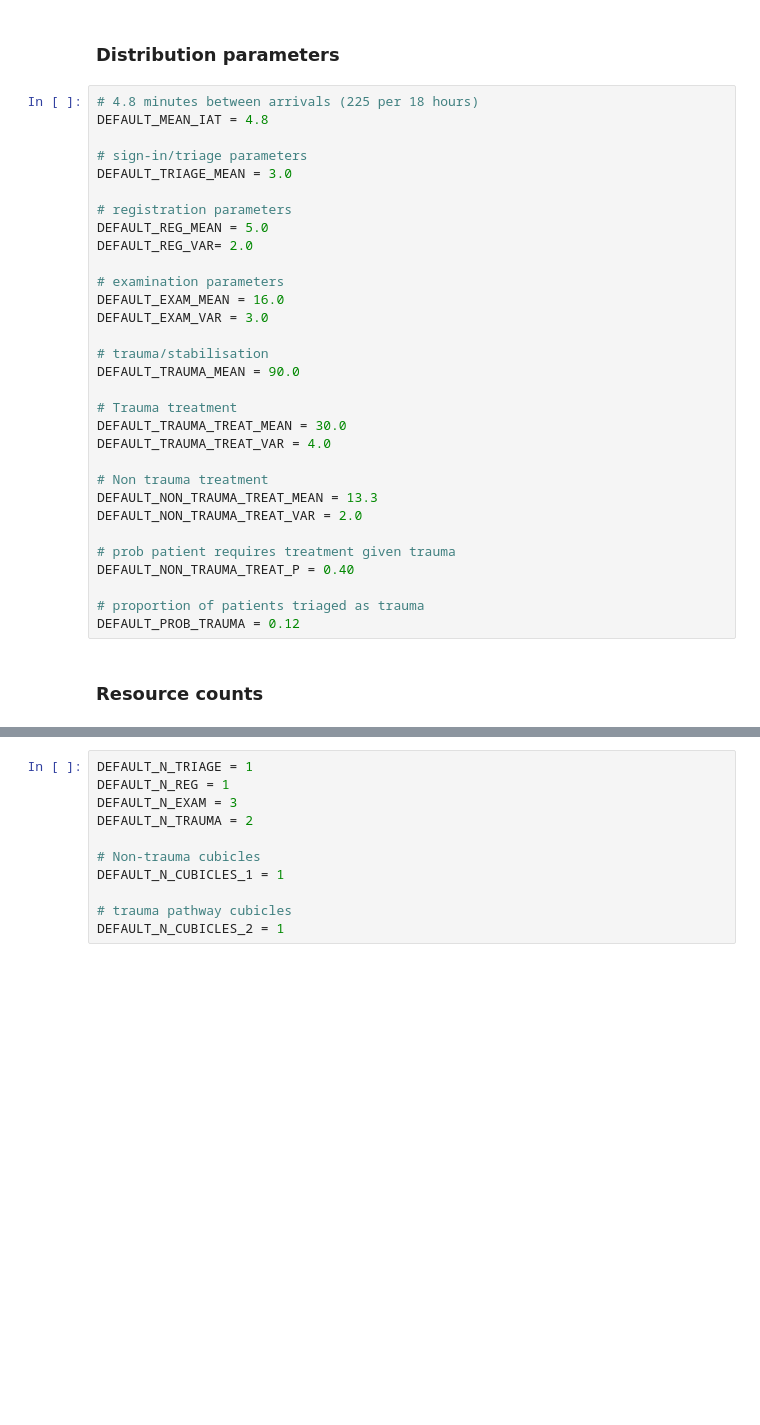
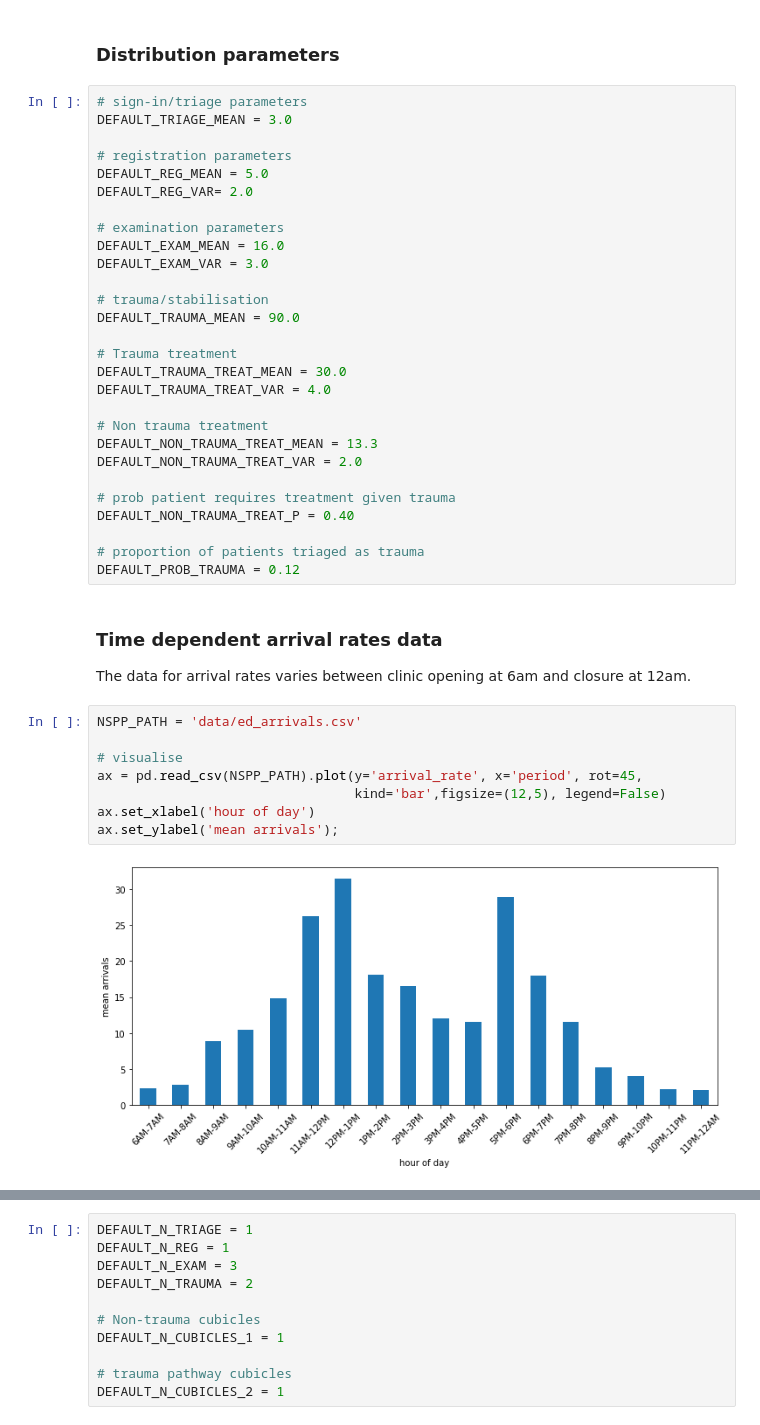
Before and after one commit to TomMonks/open-science-for-sim, a Jupyter notebook: src/notebooks/01_foss_sim/01_simpy.ipynb, the cells around one changed output, grey strips where cells are left out. Drawn from its saved outputs; the diff is of its cells as text; blank space fills up the shorter version.

```diff
--- a/src/notebooks/01_foss_sim/01_simpy.ipynb
+++ b/src/notebooks/01_foss_sim/01_simpy.ipynb
@@ -50,9 +50,6 @@ This example is based on exercise 13 from Nelson (2010) page 170.
 # %% [markdown]
 ### Distribution parameters
 # %%
-# 4.8 minutes between arrivals (225 per 18 hours)
-DEFAULT_MEAN_IAT = 4.8
-
 # sign-in/triage parameters
 DEFAULT_TRIAGE_MEAN = 3.0
 
@@ -80,5 +77,17 @@ DEFAULT_NON_TRAUMA_TREAT_P = 0.40
 
 # proportion of patients triaged as trauma
 DEFAULT_PROB_TRAUMA = 0.12
-# %% [markdown]
-### Resource counts
+# %% [markdown]
+### Time dependent arrival rates data
+
+The data for arrival rates varies between clinic opening at 6am and closure at 12am.
+# %%
+NSPP_PATH = 'data/ed_arrivals.csv'
+
+# visualise
+ax = pd.read_csv(NSPP_PATH).plot(y='arrival_rate', x='period', rot=45,
+                                 kind='bar',figsize=(12,5), legend=False)
+ax.set_xlabel('hour of day')
+ax.set_ylabel('mean arrivals');
+# %% [output]
+[figure, added]
```
Also changed, not shown: parts of 14 cells of this notebook, 2 other files.
